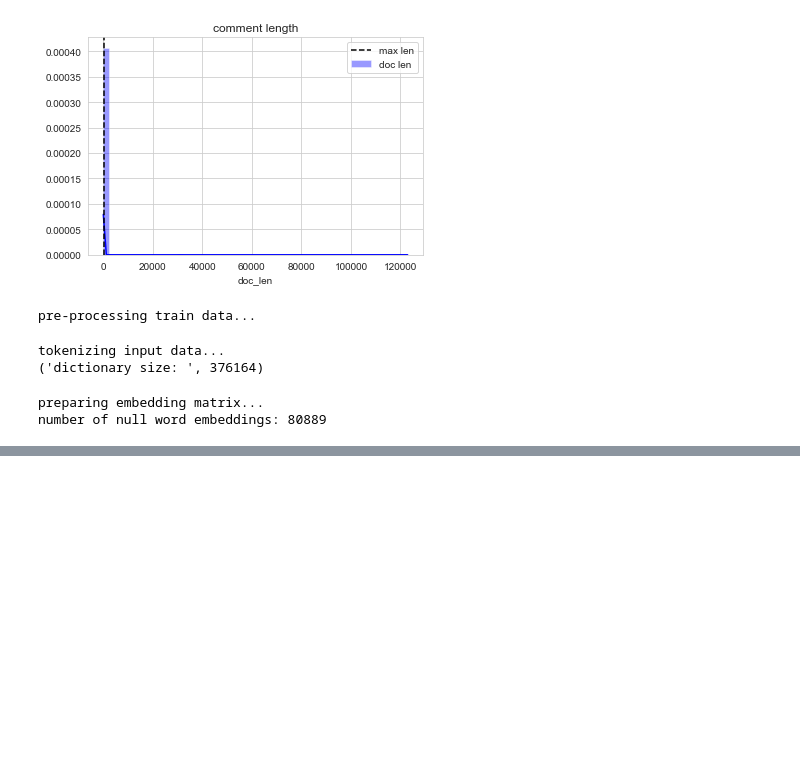
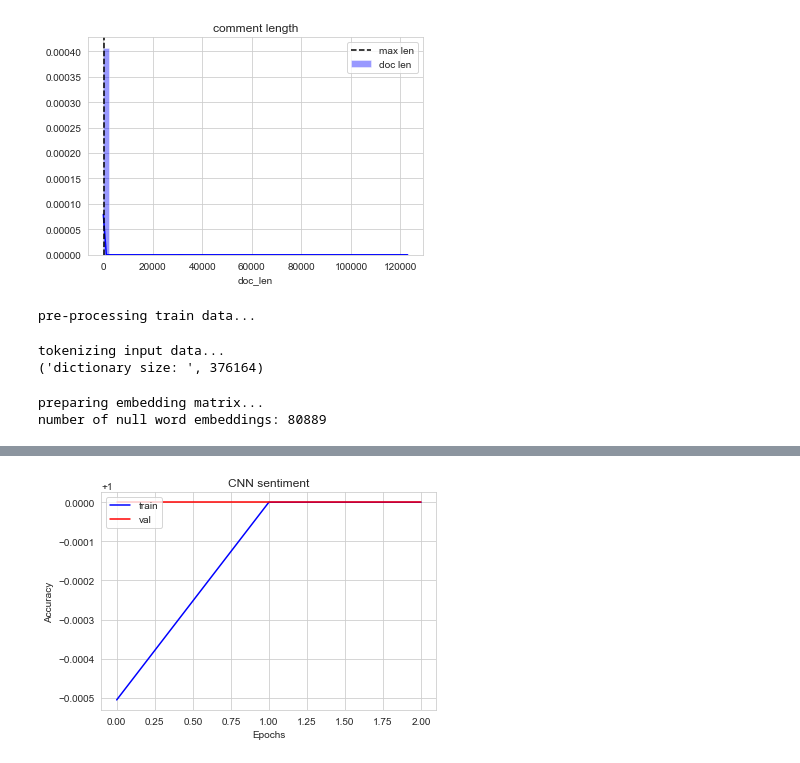
Before and after one commit to gesteves91/cnn, a Jupyter notebook: cnn-fasttext.ipynb, the cells around one changed output, grey strips where cells are left out. Cells and saved outputs as stored; diff of their text form; code cells hidden in the pictures; blank space fills up the shorter version.

Commit message:
add the final graphs

```diff
--- a/cnn-fasttext.ipynb
+++ b/cnn-fasttext.ipynb
@@ -195,6 +195,7 @@ early_stopping = EarlyStopping(monitor='val_loss', min_delta=0.01, patience=4, v
 callbacks_list = [early_stopping]
 # %%
 #model training
-hist = model.fit(word_seq_train, y_train, batch_size=batch_size, epochs=num_epochs, callbacks=callbacks_list, validation_split=0.1, shuffle=True, verbose=2)
+#hist = model.fit(word_seq_train, y_train, batch_size=batch_size, epochs=num_epochs, callbacks=callbacks_list, validation_split=0.1, shuffle=True, verbose=2)
+hist = model.fit(word_seq_train, y_train, batch_size=batch_size, epochs=3, callbacks=callbacks_list, validation_split=0.1, shuffle=True, verbose=2)
 # %% [output]
 Train on 539883 samples, validate on 59987 samples
@@ -239,0 +252,11 @@ NameError: name 'hist' is not defined
+# %%
+plt.figure()
+plt.plot(hist.history['acc'], color='b', label='train')
+plt.plot(hist.history['val_acc'], color='r', label='val')
+plt.title('CNN sentiment')
+plt.xlabel('Epochs')
+plt.ylabel('Accuracy')
+plt.legend(loc='upper left')
+plt.show()
+# %% [output]
+[figure, added]
```
Also changed, not shown: parts of 8 cells of this notebook.
